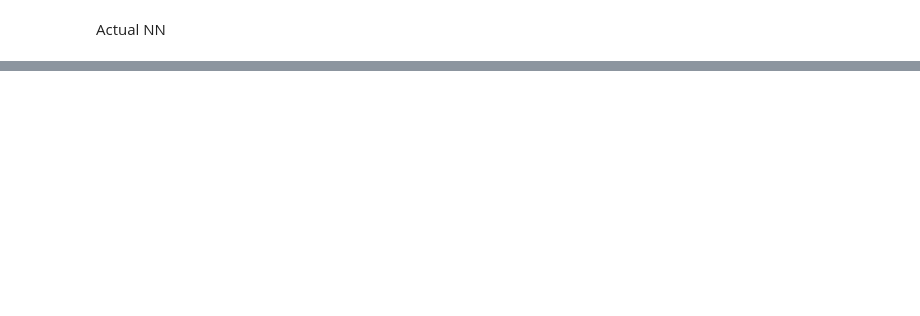
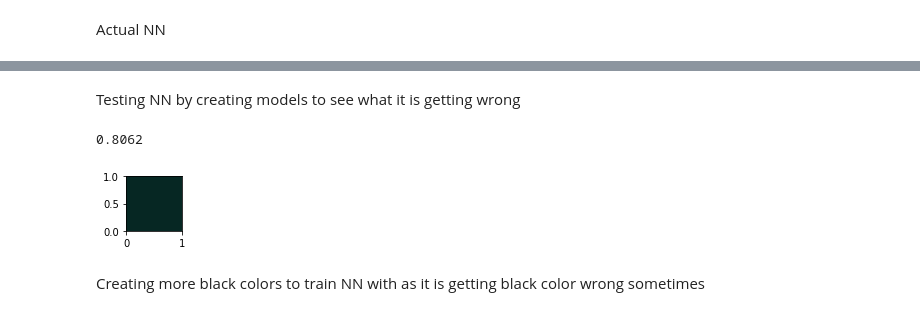
Before and after one commit to OutWrest/ColabKerasNNProjects, a Jupyter notebook: Practice_TF.ipynb, the cells around one changed output, grey strips where cells are left out. Saved outputs shown, nothing was run; the diff lists cells and outputs as text; code cells hidden in the pictures; blank space fills up the shorter version.

```diff
--- a/Practice_TF.ipynb
+++ b/Practice_TF.ipynb
@@ -247,0 +265,30 @@ my guess is: orange
+# %% [markdown]
+Testing NN by creating models to see what it is getting wrong
+# %%
+def randomBlack():
+  return encodeModel([random.randint(0,40),random.randint(0,40),random.randint(0,40)])
+def randomWhite():
+  return encodeModel([random.randint(245,255),random.randint(245,255),random.randint(245,255)])
+
+#plotColor(encodeModel())
+NUM_OF_TEST = 5000
+acc = 0
+num = 0
+
+wrong_array_black = []
+for x in range(NUM_OF_TEST):
+  _test = randomBlack()
+  if(decodeModel(np.argmax((model.predict(np.expand_dims(_test, 0)))))=="black"):
+    num += 1
+    acc = (num)/(x+1)
+  else:
+    wrong_array_black.append(_test)
+
+black_array = np.array(wrong_array_black)
+plotColor(black_array[0])
+print(acc)
+# %% [output]
+0.8062
+[figure, added]
+# %% [markdown]
+Creating more black colors to train NN with as it is getting black color wrong sometimes
```
Also changed, not shown: parts of 20 cells of this notebook.
